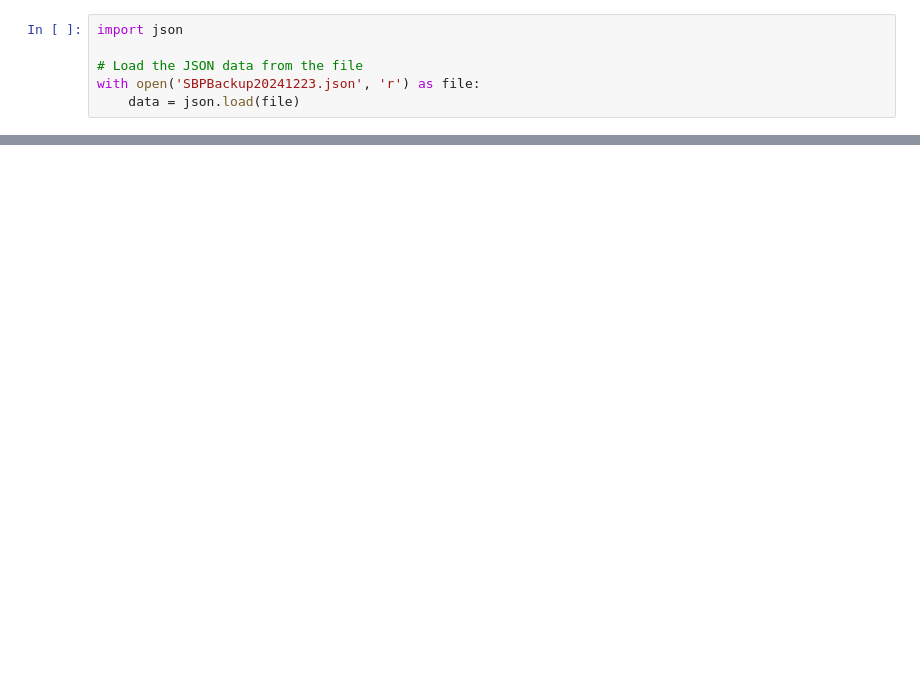
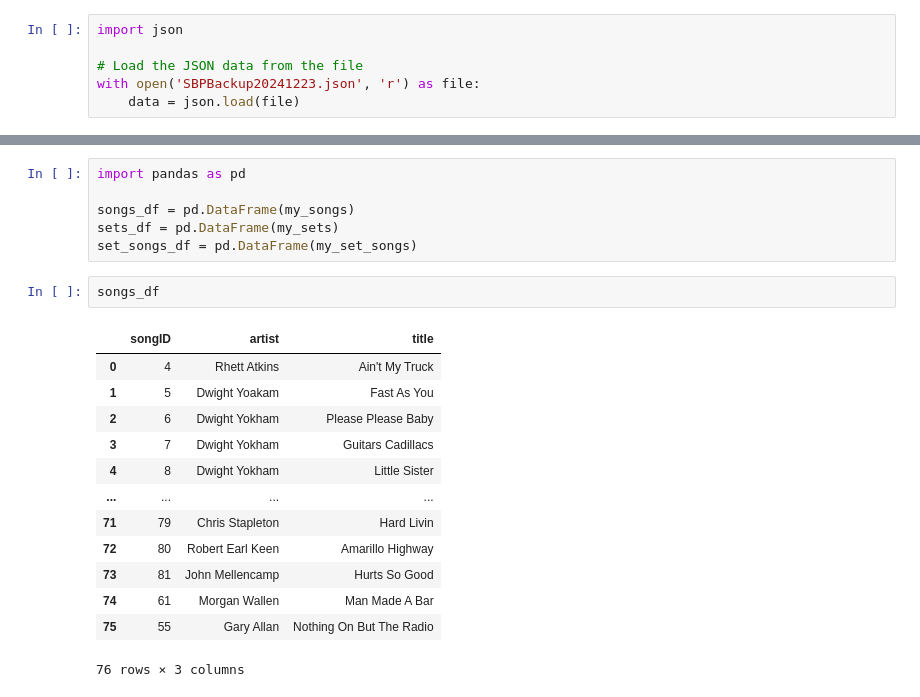
Before and after one commit to mtingey/SetListMaker, a Jupyter notebook: Songs.ipynb, the cells around one changed output, grey strips where cells are left out. Saved outputs shown, nothing was run; the diff lists cells and outputs as text; blank space fills up the shorter version.

```diff
--- a/Songs.ipynb
+++ b/Songs.ipynb
@@ -53,0 +81,22 @@ print(my_set_songs)
+# %%
+import pandas as pd
+
+songs_df = pd.DataFrame(my_songs)
+sets_df = pd.DataFrame(my_sets)
+set_songs_df = pd.DataFrame(my_set_songs)
+# %%
+songs_df
+# %% [output]
+|  | songID | artist | title |
+| 0 | 4 | Rhett Atkins | Ain't My Truck |
+| 1 | 5 | Dwight Yoakam | Fast As You |
+| 2 | 6 | Dwight Yokham | Please Please Baby |
+| 3 | 7 | Dwight Yokham | Guitars Cadillacs |
+| 4 | 8 | Dwight Yokham | Little Sister |
+| ... | ... | ... | ... |
+| 71 | 79 | Chris Stapleton | Hard Livin |
+| 72 | 80 | Robert Earl Keen | Amarillo Highway |
+| 73 | 81 | John Mellencamp | Hurts So Good |
+| 74 | 61 | Morgan Wallen | Man Made A Bar |
+| 75 | 55 | Gary Allan | Nothing On But The Radio |
+76 rows × 3 columns
```
Also changed, not shown: parts of 11 cells of this notebook, 3 other files.
